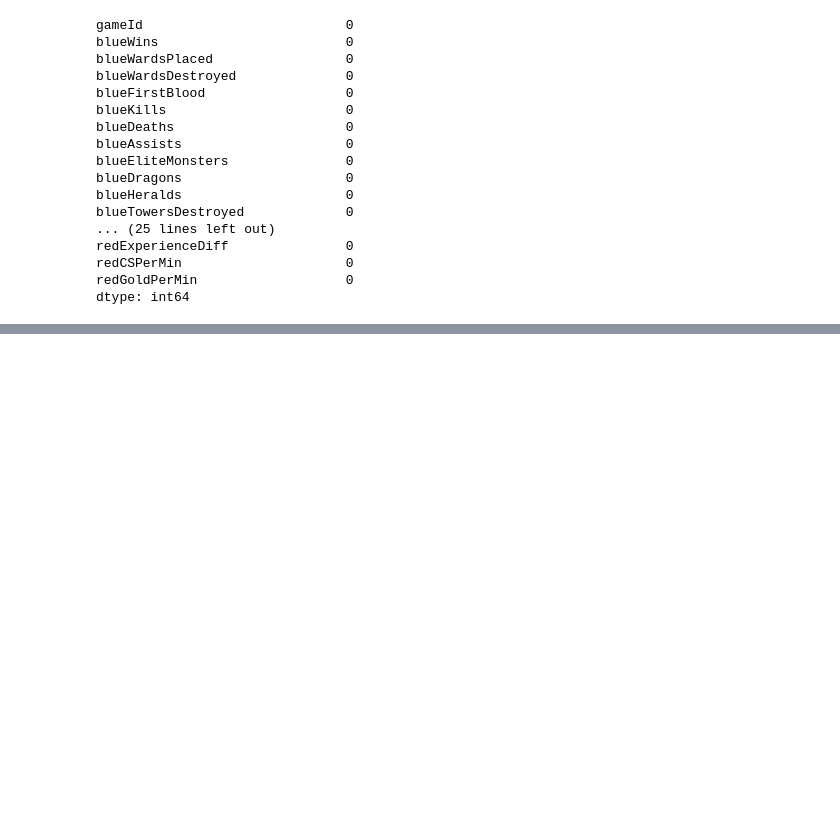
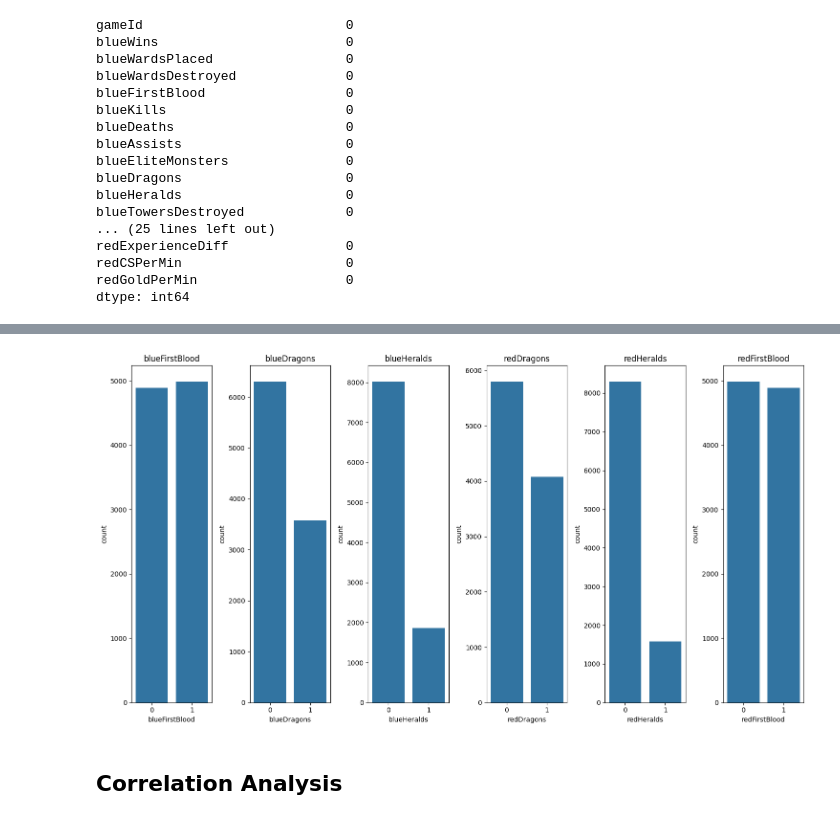
Before and after one commit to Geronimoooooo/lol-win-prediction, a Jupyter notebook: notebooks/01_eda.ipynb, the cells around one changed output, grey strips where cells are left out. Drawn from its saved outputs; the diff is of its cells as text; code cells hidden in the pictures; blank space fills up the shorter version.

```diff
--- a/notebooks/01_eda.ipynb
+++ b/notebooks/01_eda.ipynb
@@ -102,0 +158,15 @@ Name: count, dtype: int64
+# %%
+discrete_cols = ['blueFirstBlood', 'blueDragons', 'blueHeralds', 'redDragons', 'redHeralds', 'redFirstBlood']
+fig, axes = plt.subplots(1, len(discrete_cols), figsize = (15, 8))
+axes = axes.flatten()
+
+for i, col in enumerate(discrete_cols):
+    sns.countplot(x=col, data=df, ax=axes[i])
+    axes[i].set_title(col)
+
+plt.tight_layout()
+plt.show()
+# %% [output]
+[figure, added]
+# %% [markdown]
+## Correlation Analysis
```
Also changed, not shown: parts of 23 cells of this notebook.
